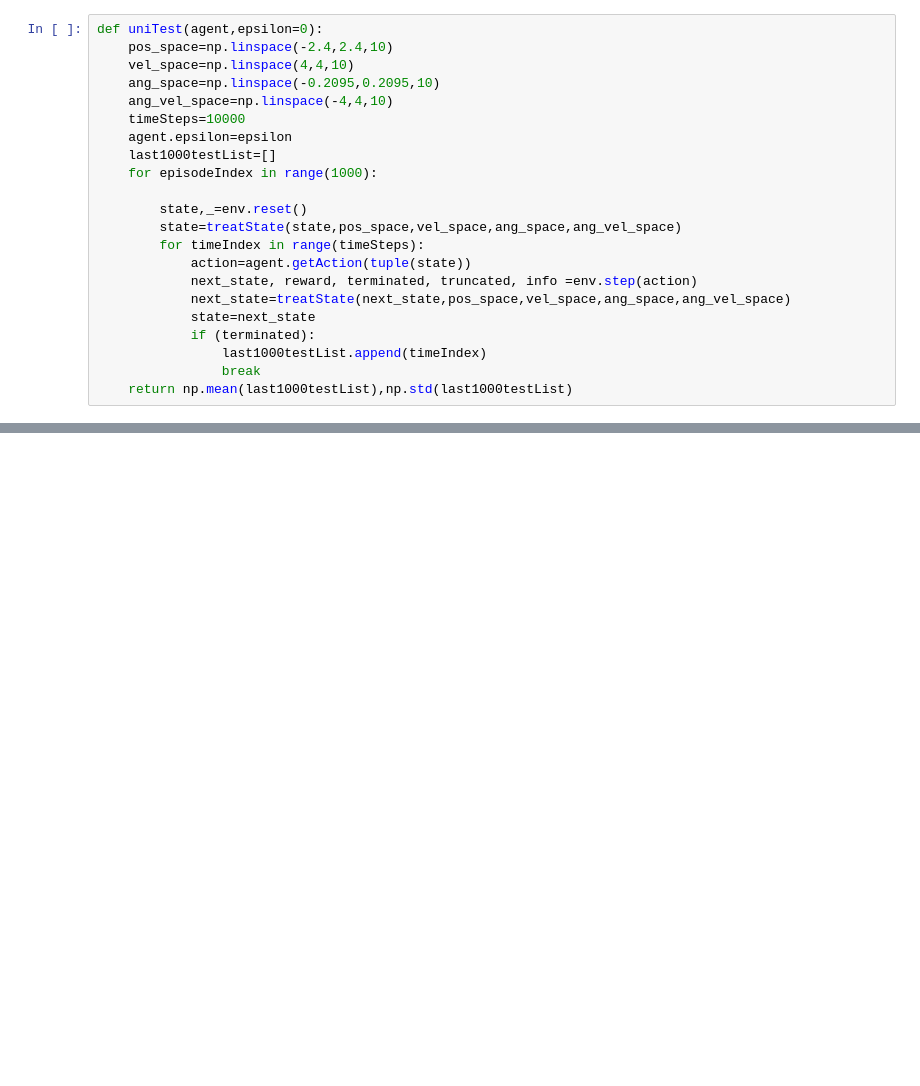
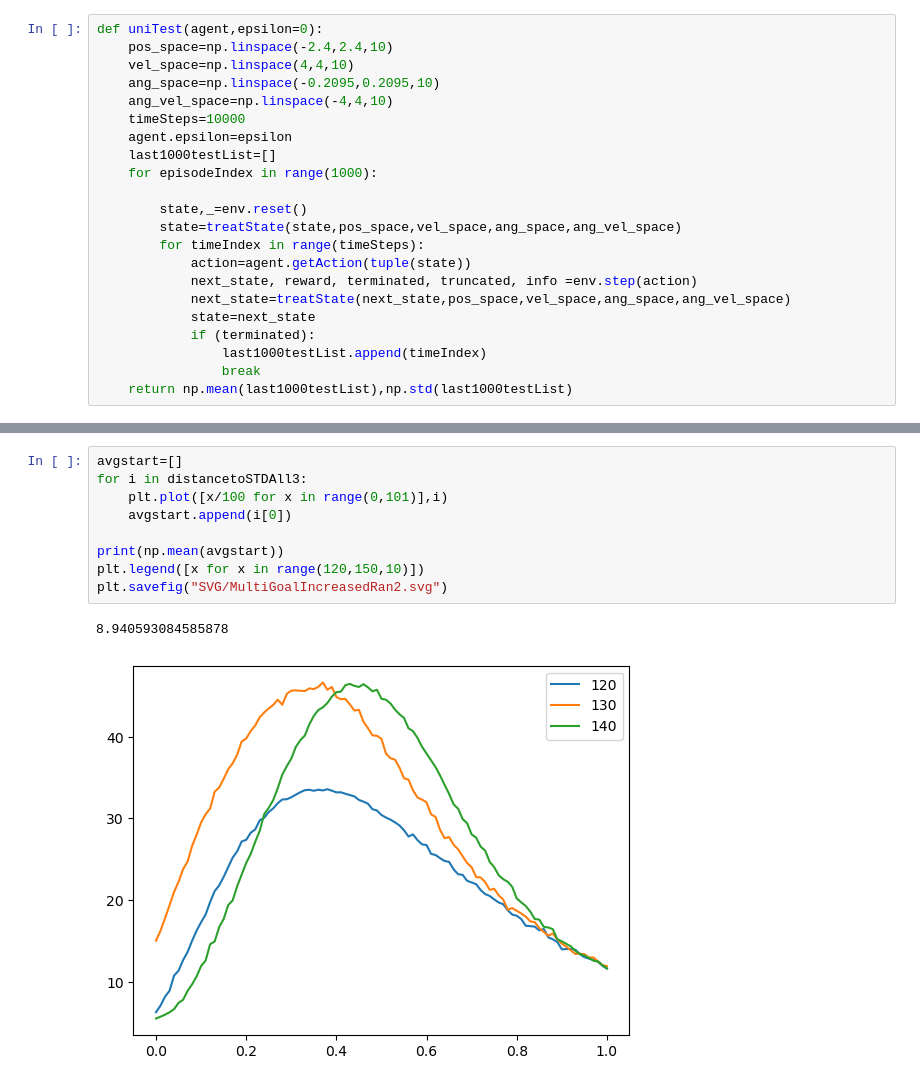
Before and after one commit to mvdbremt/Performance-Specific-Reinforcement-learning, a Jupyter notebook: MultiTraining.ipynb, the cells around one changed output, grey strips where cells are left out. Drawn from its saved outputs; the diff is of its cells as text; blank space fills up the shorter version.

```diff
--- a/MultiTraining.ipynb
+++ b/MultiTraining.ipynb
@@ -449,0 +518,12 @@ plt.legend([x/2 for x in range(3,10)])
+# %%
+avgstart=[]
+for i in distancetoSTDAll3:
+    plt.plot([x/100 for x in range(0,101)],i)
+    avgstart.append(i[0])
+
+print(np.mean(avgstart))
+plt.legend([x for x in range(120,150,10)])
+plt.savefig("SVG/MultiGoalIncreasedRan2.svg")
+# %% [output]
+8.940593084585878
+[figure, added]
```
Also changed, not shown: parts of 11 cells of this notebook, 7 other files.
